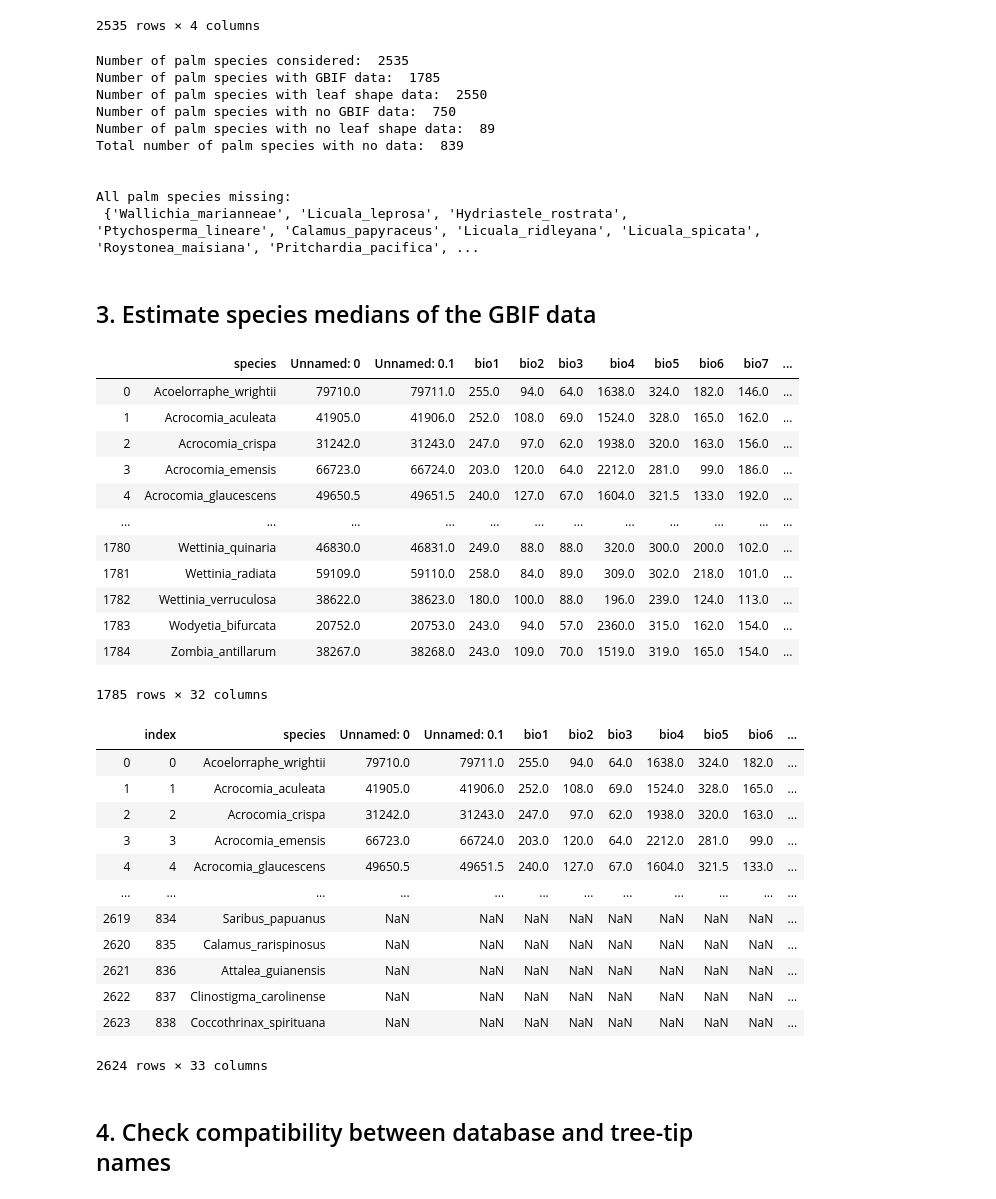
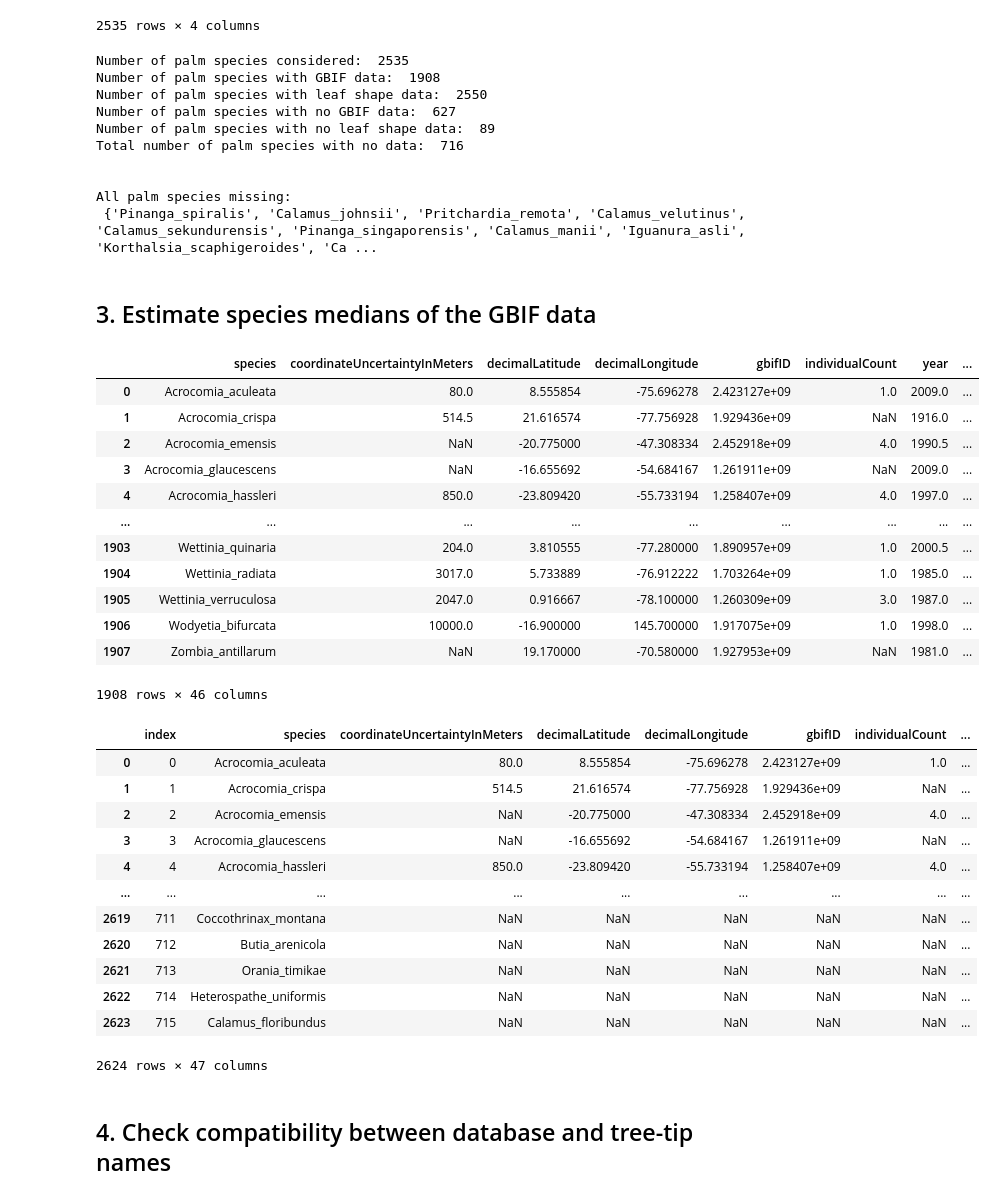
Before and after one commit to mftorres/palm_leaf, a Jupyter notebook: notebooks/02_Variables_database.ipynb, the cells around one changed output. Drawn from its saved outputs; the diff is of its cells as text; code cells hidden in the pictures.

Commit message:
updated database annotation with morpho variables

```diff
--- a/notebooks/02_Variables_database.ipynb
+++ b/notebooks/02_Variables_database.ipynb
@@ -74,7 +71,7 @@ leafshape=pd.read_csv('../data_files/leafshape_november2019_MFT.csv')
 # PalmTraits v.1.0 from Kissling et al., 2019
 palmtrait_kissling=pd.read_csv('../data_files/PalmTraits_1.0.txt')
 # bioClim and soil variables for all GBIF records
-bioenv_extract=pd.read_csv('../data_files/gbifpalms_clean_onlynative_bio_20210209.csv',sep='\t') #### tHIS ONE DOESN'T HAVE CEONTRIDS :) i JUST FORGOT TO WRITE IT IN THE OUTPUT NAME
+bioenv_extract=pd.read_csv('../data_files/../data_files/GBIF_arecaceae_chelsa_FH_20220503.csv',sep='\t') #### tHIS ONE DOESN'T HAVE CEONTRIDS :) i JUST FORGOT TO WRITE IT IN THE OUTPUT NAME
 # spines and biome dataset were coded by Soren Faurby and Christine D. Bacon
 biome_bdb_sf=pd.read_csv('../data_files/Spine_Data_Per_palm_SF_CDB_20200603.txt',sep='\t')
 biome_bdb_sf['species_name']=['%s_%s'%(row.Genus,row.Species) for row in biome_bdb_sf.itertuples()]
@@ -199,37 +204,38 @@ print('Total number of palm species with no data: ',len(missing_all))
 print('\n\nAll palm species missing:\n',missing_all)  # can be species that aren't accepted as species yet, species missing from the tree but with data (excluded) or species with either GBIF or leaf shape (or both) data missing
 # %% [output]
 Number of palm species considered:  2535
-Number of palm species with GBIF data:  1785
+Number of palm species with GBIF data:  1908
 Number of palm species with leaf shape data:  2550
-Number of palm species with no GBIF data:  750
+Number of palm species with no GBIF data:  627
 Number of palm species with no leaf shape data:  89
-Total number of palm species with no data:  839
+Total number of palm species with no data:  716
 
 
 All palm species missing:
- {'Wallichia_marianneae', 'Licuala_leprosa', 'Hydriastele_rostrata', 'Ptychosperma_lineare', 'Calamus_papyraceus', 'Licuala_ridleyana', 'Licuala_spicata', 'Roystonea_maisiana', 'Pritchardia_pacifica', ...
+ {'Pinanga_spiralis', 'Calamus_johnsii', 'Pritchardia_remota', 'Calamus_velutinus', 'Calamus_sekundurensis', 'Pinanga_singaporensis', 'Calamus_manii', 'Iguanura_asli', 'Korthalsia_scaphigeroides', 'Ca ...
 # %% [markdown]
 ## 3. Estimate species medians of the GBIF data
 # %%
 ## Calculating median values for bio and soil variables. From now on, coordinate information is not longer useful as it becomes median coordinate points.
 # grouping by species is useful for making the annotation of other variables and species synonyms easier and faster
 # we are creating the palms_all_variables database that will become the master database
 palms_all_variables_pre=bioenv_extract.groupby(['species']).median().reset_index()
+palms_all_variables_pre.drop(labels='Unnamed: 0',axis=1,inplace=True)
 palms_all_variables_pre
 # %% [output]
-|  | species | Unnamed: 0 | Unnamed: 0.1 | bio1 | bio2 | bio3 | bio4 | bio5 | bio6 | bio7 | ... |
-| 0 | Acoelorraphe_wrightii | 79710.0 | 79711.0 | 255.0 | 94.0 | 64.0 | 1638.0 | 324.0 | 182.0 | 146.0 | ... |
-| 1 | Acrocomia_aculeata | 41905.0 | 41906.0 | 252.0 | 108.0 | 69.0 | 1524.0 | 328.0 | 165.0 | 162.0 | ... |
-| 2 | Acrocomia_crispa | 31242.0 | 31243.0 | 247.0 | 97.0 | 62.0 | 1938.0 | 320.0 | 163.0 | 156.0 | ... |
-| 3 | Acrocomia_emensis | 66723.0 | 66724.0 | 203.0 | 120.0 | 64.0 | 2212.0 | 281.0 | 99.0 | 186.0 | ... |
-| 4 | Acrocomia_glaucescens | 49650.5 | 49651.5 | 240.0 | 127.0 | 67.0 | 1604.0 | 321.5 | 133.0 | 192.0 | ... |
-| ... | ... | ... | ... | ... | ... | ... | ... | ... | ... | ... | ... |
-| 1780 | Wettinia_quinaria | 46830.0 | 46831.0 | 249.0 | 88.0 | 88.0 | 320.0 | 300.0 | 200.0 | 102.0 | ... |
-| 1781 | Wettinia_radiata | 59109.0 | 59110.0 | 258.0 | 84.0 | 89.0 | 309.0 | 302.0 | 218.0 | 101.0 | ... |
-| 1782 | Wettinia_verruculosa | 38622.0 | 38623.0 | 180.0 | 100.0 | 88.0 | 196.0 | 239.0 | 124.0 | 113.0 | ... |
-| 1783 | Wodyetia_bifurcata | 20752.0 | 20753.0 | 243.0 | 94.0 | 57.0 | 2360.0 | 315.0 | 162.0 | 154.0 | ... |
-| 1784 | Zombia_antillarum | 38267.0 | 38268.0 | 243.0 | 109.0 | 70.0 | 1519.0 | 319.0 | 165.0 | 154.0 | ... |
+|  | species | coordinateUncertaintyInMeters | decimalLatitude | decimalLongitude | gbifID | individualCount | year | ... |
+| 0 | Acrocomia_aculeata | 80.0 | 8.555854 | -75.696278 | 2.423127e+09 | 1.0 | 2009.0 | ... |
+| 1 | Acrocomia_crispa | 514.5 | 21.616574 | -77.756928 | 1.929436e+09 | NaN | 1916.0 | ... |
+| 2 | Acrocomia_emensis | NaN | -20.775000 | -47.308334 | 2.452918e+09 | 4.0 | 1990.5 | ... |
+| 3 | Acrocomia_glaucescens | NaN | -16.655692 | -54.684167 | 1.261911e+09 | NaN | 2009.0 | ... |
+| 4 | Acrocomia_hassleri | 850.0 | -23.809420 | -55.733194 | 1.258407e+09 | 4.0 | 1997.0 | ... |
+| ... | ... | ... | ... | ... | ... | ... | ... | ... |
+| 1903 | Wettinia_quinaria | 204.0 | 3.810555 | -77.280000 | 1.890957e+09 | 1.0 | 2000.5 | ... |
+| 1904 | Wettinia_radiata | 3017.0 | 5.733889 | -76.912222 | 1.703264e+09 | 1.0 | 1985.0 | ... |
+| 1905 | Wettinia_verruculosa | 2047.0 | 0.916667 | -78.100000 | 1.260309e+09 | 3.0 | 1987.0 | ... |
+| 1906 | Wodyetia_bifurcata | 10000.0 | -16.900000 | 145.700000 | 1.917075e+09 | 1.0 | 1998.0 | ... |
+| 1907 | Zombia_antillarum | NaN | 19.170000 | -70.580000 | 1.927953e+09 | NaN | 1981.0 | ... |
-1785 rows × 32 columns
+1908 rows × 46 columns
 # %%
 ## now, adding the rows with species with no GBIF data but that are in the tree and HAVE LEAF and MORPHOLOGICAL data
 missing_spp_df=pd.DataFrame()
@@ -245,19 +251,19 @@ withgbif=palms_all_variables_pre
 palms_all_variables=pd.concat([withgbif,missing_spp_df]).reset_index()
 palms_all_variables
 # %% [output]
-|  | index | species | Unnamed: 0 | Unnamed: 0.1 | bio1 | bio2 | bio3 | bio4 | bio5 | bio6 | ... |
-| 0 | 0 | Acoelorraphe_wrightii | 79710.0 | 79711.0 | 255.0 | 94.0 | 64.0 | 1638.0 | 324.0 | 182.0 | ... |
-| 1 | 1 | Acrocomia_aculeata | 41905.0 | 41906.0 | 252.0 | 108.0 | 69.0 | 1524.0 | 328.0 | 165.0 | ... |
-| 2 | 2 | Acrocomia_crispa | 31242.0 | 31243.0 | 247.0 | 97.0 | 62.0 | 1938.0 | 320.0 | 163.0 | ... |
-| 3 | 3 | Acrocomia_emensis | 66723.0 | 66724.0 | 203.0 | 120.0 | 64.0 | 2212.0 | 281.0 | 99.0 | ... |
-| 4 | 4 | Acrocomia_glaucescens | 49650.5 | 49651.5 | 240.0 | 127.0 | 67.0 | 1604.0 | 321.5 | 133.0 | ... |
-| ... | ... | ... | ... | ... | ... | ... | ... | ... | ... | ... | ... |
-| 2619 | 834 | Saribus_papuanus | NaN | NaN | NaN | NaN | NaN | NaN | NaN | NaN | ... |
-| 2620 | 835 | Calamus_rarispinosus | NaN | NaN | NaN | NaN | NaN | NaN | NaN | NaN | ... |
-| 2621 | 836 | Attalea_guianensis | NaN | NaN | NaN | NaN | NaN | NaN | NaN | NaN | ... |
-| 2622 | 837 | Clinostigma_carolinense | NaN | NaN | NaN | NaN | NaN | NaN | NaN | NaN | ... |
-| 2623 | 838 | Coccothrinax_spirituana | NaN | NaN | NaN | NaN | NaN | NaN | NaN | NaN | ... |
+|  | index | species | coordinateUncertaintyInMeters | decimalLatitude | decimalLongitude | gbifID | individualCount | ... |
+| 0 | 0 | Acrocomia_aculeata | 80.0 | 8.555854 | -75.696278 | 2.423127e+09 | 1.0 | ... |
+| 1 | 1 | Acrocomia_crispa | 514.5 | 21.616574 | -77.756928 | 1.929436e+09 | NaN | ... |
+| 2 | 2 | Acrocomia_emensis | NaN | -20.775000 | -47.308334 | 2.452918e+09 | 4.0 | ... |
+| 3 | 3 | Acrocomia_glaucescens | NaN | -16.655692 | -54.684167 | 1.261911e+09 | NaN | ... |
+| 4 | 4 | Acrocomia_hassleri | 850.0 | -23.809420 | -55.733194 | 1.258407e+09 | 4.0 | ... |
+| ... | ... | ... | ... | ... | ... | ... | ... | ... |
+| 2619 | 711 | Coccothrinax_montana | NaN | NaN | NaN | NaN | NaN | ... |
+| 2620 | 712 | Butia_arenicola | NaN | NaN | NaN | NaN | NaN | ... |
+| 2621 | 713 | Orania_timikae | NaN | NaN | NaN | NaN | NaN | ... |
+| 2622 | 714 | Heterospathe_uniformis | NaN | NaN | NaN | NaN | NaN | ... |
+| 2623 | 715 | Calamus_floribundus | NaN | NaN | NaN | NaN | NaN | ... |
-2624 rows × 33 columns
+2624 rows × 47 columns
 # %% [markdown]
 ## 4. Check compatibility between database and tree-tip names
 # %%
```
Also changed, not shown: parts of 7 cells of this notebook.
